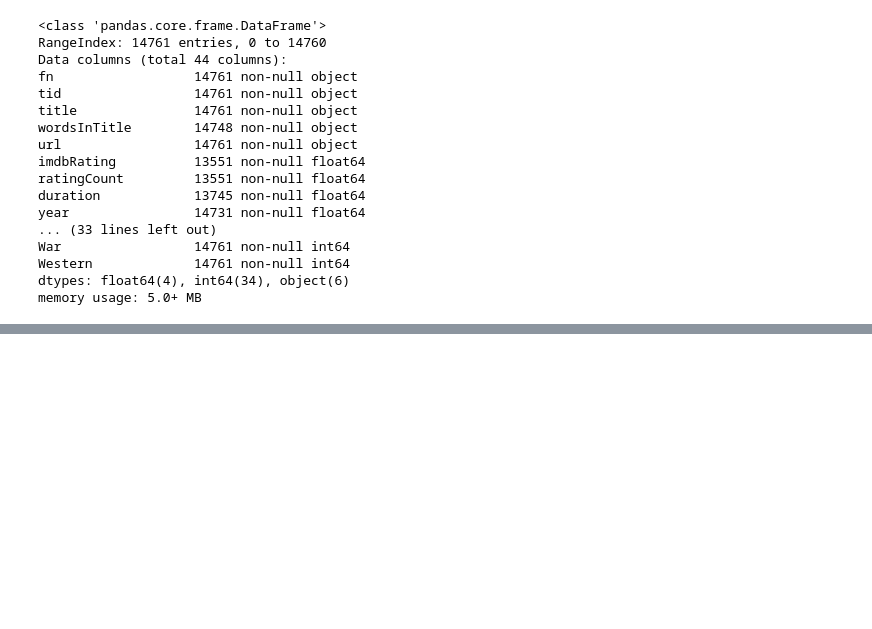
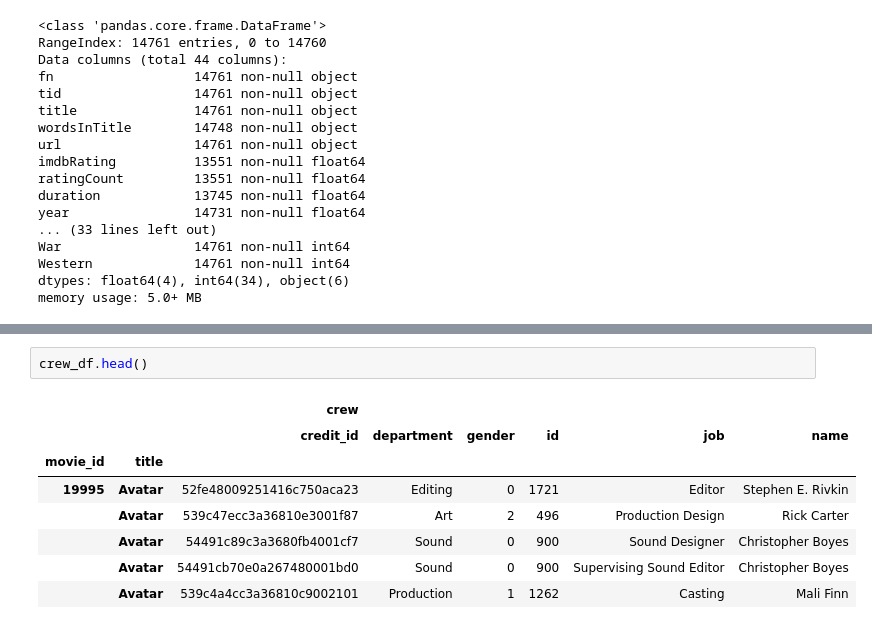
Before and after one commit to wsjk/Capstone_1, a Jupyter notebook: data/external/cleaning_data.ipynb, the cells around one changed output, grey strips where cells are left out. Saved outputs shown, nothing was run; the diff lists cells and outputs as text; blank space fills up the shorter version.

```diff
--- a/data/external/cleaning_data.ipynb
+++ b/data/external/cleaning_data.ipynb
@@ -95,0 +114,11 @@ movie_df.to_csv(os.path.join(ext_data_path,'imdb_cleaned.csv'),escapechar='\\')
+# %%
+crew_df.head()
+# %% [output]
+|  |  | crew |  |  |  |  |  |
+|  |  | credit_id | department | gender | id | job | name |
+| movie_id | title |  |  |  |  |  |  |
+| 19995 | Avatar | 52fe48009251416c750aca23 | Editing | 0 | 1721 | Editor | Stephen E. Rivkin |
+|  | Avatar | 539c47ecc3a36810e3001f87 | Art | 2 | 496 | Production Design | Rick Carter |
+|  | Avatar | 54491c89c3a3680fb4001cf7 | Sound | 0 | 900 | Sound Designer | Christopher Boyes |
+|  | Avatar | 54491cb70e0a267480001bd0 | Sound | 0 | 900 | Supervising Sound Editor | Christopher Boyes |
+|  | Avatar | 539c4a4cc3a36810c9002101 | Production | 1 | 1262 | Casting | Mali Finn |
```
Also changed, not shown: parts of 13 cells of this notebook.
